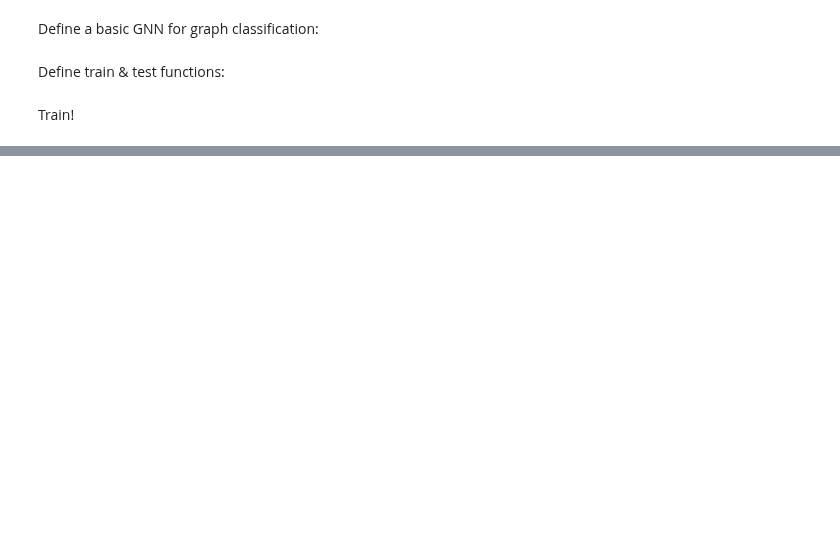
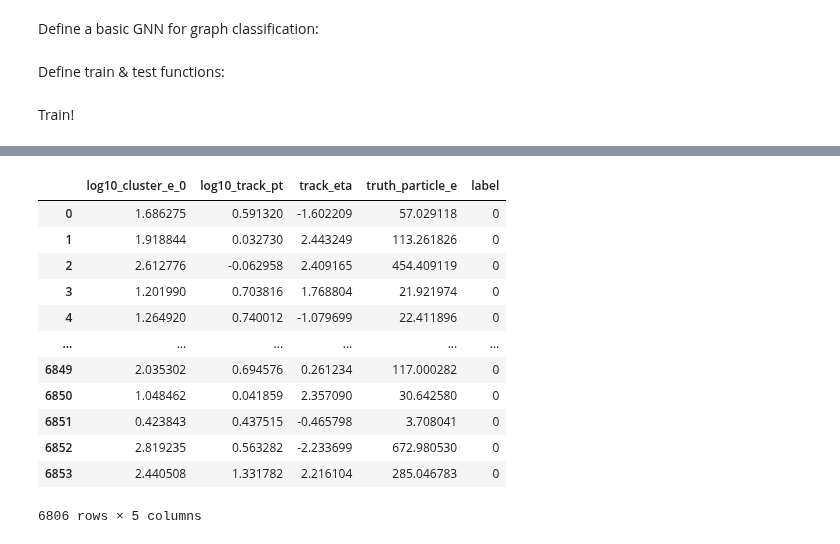
Before and after one commit to atlas-calo-ml/gn4pions_eastbay, a Jupyter notebook: mariel_gnn.ipynb, the cells around one changed output, grey strips where cells are left out. Drawn from its saved outputs; the diff is of its cells as text; code cells hidden in the pictures; blank space fills up the shorter version.

```diff
--- a/mariel_gnn.ipynb
+++ b/mariel_gnn.ipynb
@@ -311,0 +398,17 @@ Total accuracy = 43.33%
+# %%
+df_pi0 = clean_dataframe(df_pi0, is_charged = False, max_n_cols=13)
+df_pi0
+# %% [output]
+|  | log10_cluster_e_0 | log10_track_pt | track_eta | truth_particle_e | label |
+| 0 | 1.686275 | 0.591320 | -1.602209 | 57.029118 | 0 |
+| 1 | 1.918844 | 0.032730 | 2.443249 | 113.261826 | 0 |
+| 2 | 2.612776 | -0.062958 | 2.409165 | 454.409119 | 0 |
+| 3 | 1.201990 | 0.703816 | 1.768804 | 21.921974 | 0 |
+| 4 | 1.264920 | 0.740012 | -1.079699 | 22.411896 | 0 |
+| ... | ... | ... | ... | ... | ... |
+| 6849 | 2.035302 | 0.694576 | 0.261234 | 117.000282 | 0 |
+| 6850 | 1.048462 | 0.041859 | 2.357090 | 30.642580 | 0 |
+| 6851 | 0.423843 | 0.437515 | -0.465798 | 3.708041 | 0 |
+| 6852 | 2.819235 | 0.563282 | -2.233699 | 672.980530 | 0 |
+| 6853 | 2.440508 | 1.331782 | 2.216104 | 285.046783 | 0 |
+6806 rows × 5 columns
```
Also changed, not shown: parts of 11 cells of this notebook.
